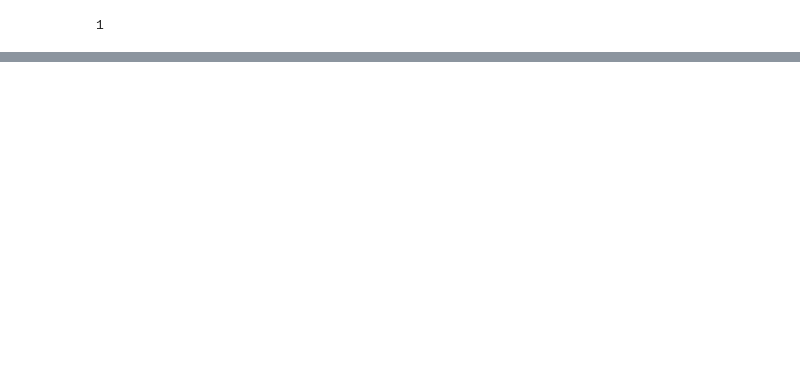
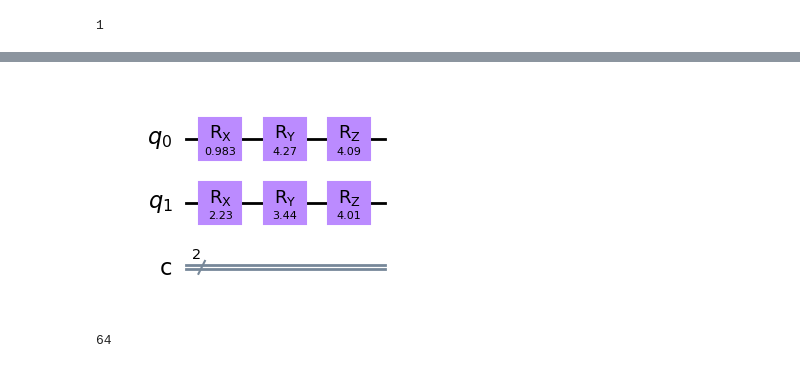
Before and after one commit to Roman20022002/QPQC_Project, a Jupyter notebook: U_partitioned_clean.ipynb, the cells around one changed output, grey strips where cells are left out. Saved outputs shown, nothing was run; the diff lists cells and outputs as text; code cells hidden in the pictures; blank space fills up the shorter version.

```diff
--- a/U_partitioned_clean.ipynb
+++ b/U_partitioned_clean.ipynb
@@ -255,0 +343,10 @@ h_partitioned(x,n_part,d,shots)
+# %%
+# U1(x,n_part,qk.QuantumCircuit(n_part,n_part)).draw(output='mpl')
+# V1(x,n_part,qk.QuantumCircuit(n_part,n_part)).draw(output='mpl')
+W2(qk.QuantumCircuit(n_part,n_part),Theta,n,n_part).draw(output='mpl')
+# %% [output]
+[figure, added]
+# %%
+print(len([((i, i, k), (j, j, l)) for i in range(0, 4) for j in range(0, 4) for k in range(0,2) for l in range(0,2)]))
+# %% [output]
+64
```
Also changed, not shown: parts of 7 cells of this notebook, 2 other files.
